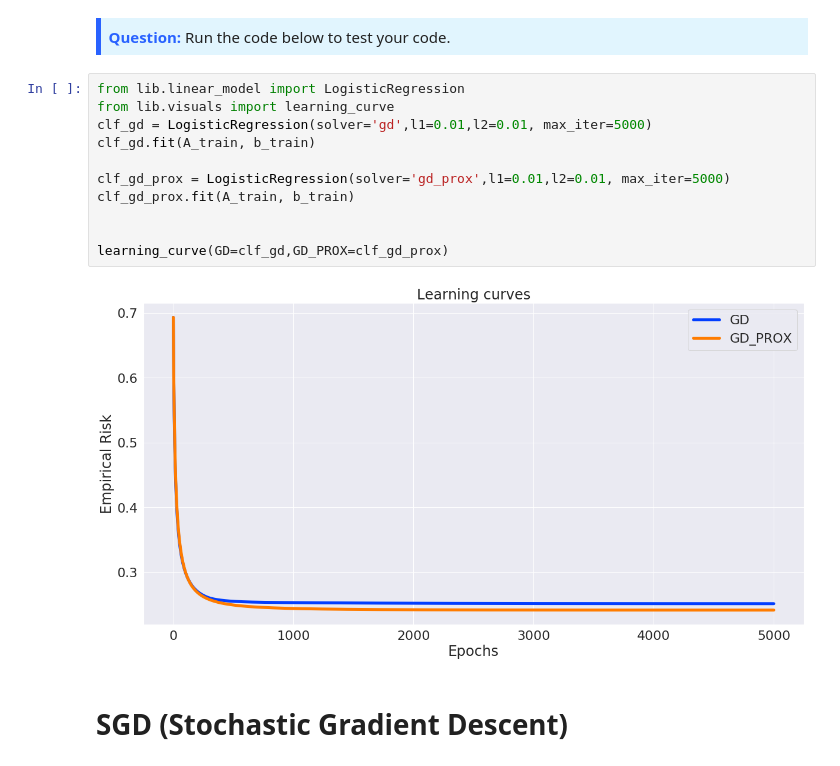
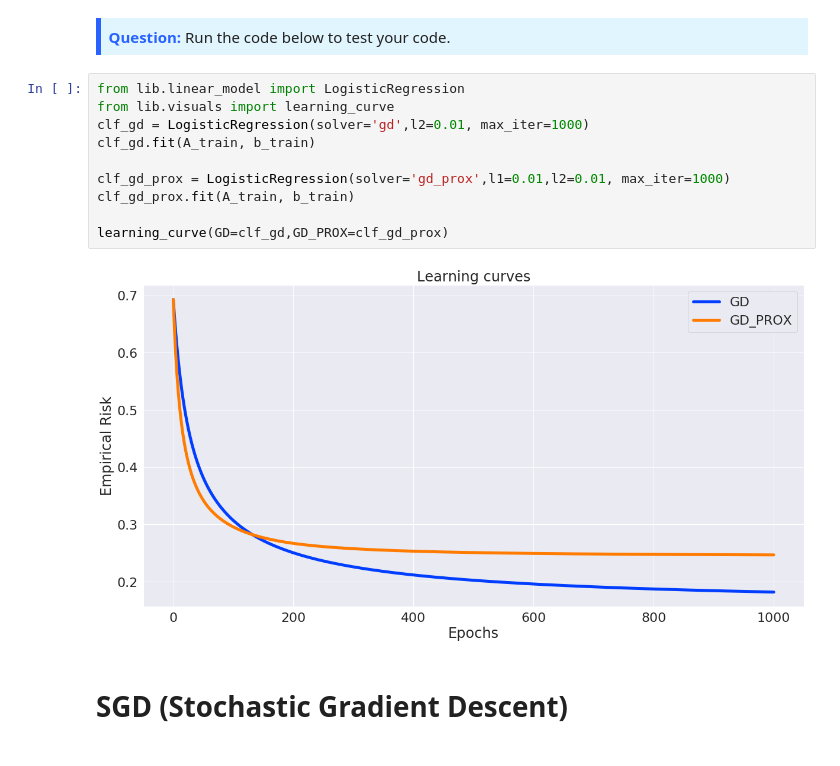
Before and after one commit to BeGIMATH/CDO_LAB, a Jupyter notebook: lab.ipynb, the cells around one changed output. Drawn from its saved outputs; the diff is of its cells as text.

```diff
--- a/lab.ipynb
+++ b/lab.ipynb
@@ -236,16 +237,15 @@ def GD(x0, grad, prox, max_iter, n, L, mu):
 # %%
 from lib.linear_model import LogisticRegression
 from lib.visuals import learning_curve
-clf_gd = LogisticRegression(solver='gd',l1=0.01,l2=0.01, max_iter=5000)
+clf_gd = LogisticRegression(solver='gd',l2=0.01, max_iter=1000)
 clf_gd.fit(A_train, b_train)
 
-clf_gd_prox = LogisticRegression(solver='gd_prox',l1=0.01,l2=0.01, max_iter=5000)
+clf_gd_prox = LogisticRegression(solver='gd_prox',l1=0.01,l2=0.01, max_iter=1000)
 clf_gd_prox.fit(A_train, b_train)
 
-
 learning_curve(GD=clf_gd,GD_PROX=clf_gd_prox)
 # %% [output]
-[figure, old version]
+[figure, new version]
 # %% [markdown]
 # SGD (Stochastic Gradient Descent)
 # %% [markdown]
```
Also changed, not shown: parts of 12 cells of this notebook, 2 other files.
